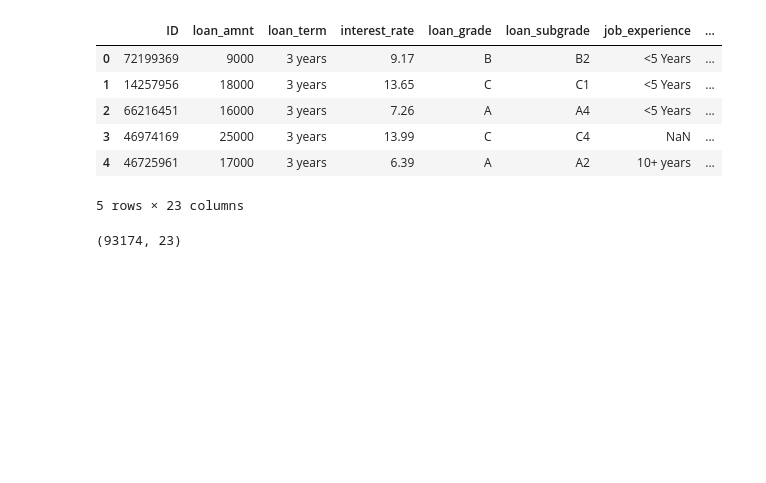
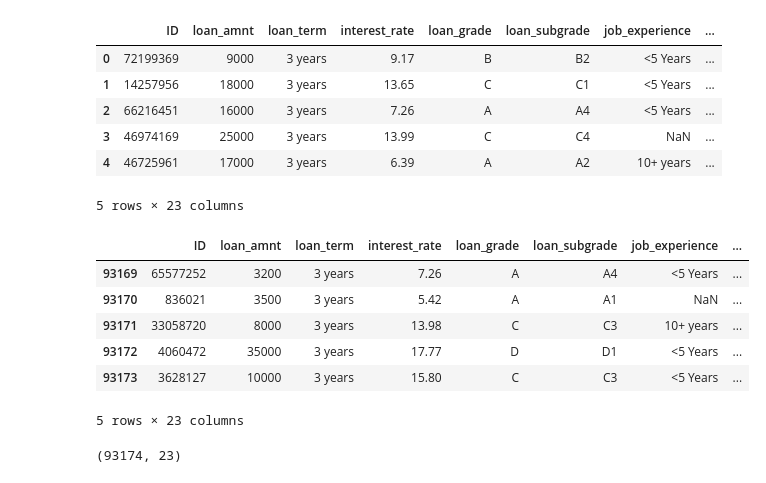
Before and after one commit to akatjizeu/Data-Science, a Jupyter notebook: hackathon/hackathon2/hackathon.ipynb, the cells around one changed output. Saved outputs shown, nothing was run; the diff lists cells and outputs as text; code cells hidden in the pictures; blank space fills up the shorter version.

```diff
--- a/hackathon/hackathon2/hackathon.ipynb
+++ b/hackathon/hackathon2/hackathon.ipynb
@@ -28,6 +28,16 @@ train_data_copy.head()
 | 3 | 46974169 | 25000 | 3 years | 13.99 | C | C4 | NaN | ... |
 | 4 | 46725961 | 17000 | 3 years | 6.39 | A | A2 | 10+ years | ... |
 5 rows × 23 columns
+# %%
+train_data_copy.tail()
+# %% [output]
+|  | ID | loan_amnt | loan_term | interest_rate | loan_grade | loan_subgrade | job_experience | ... |
+| 93169 | 65577252 | 3200 | 3 years | 7.26 | A | A4 | <5 Years | ... |
+| 93170 | 836021 | 3500 | 3 years | 5.42 | A | A1 | NaN | ... |
+| 93171 | 33058720 | 8000 | 3 years | 13.98 | C | C3 | 10+ years | ... |
+| 93172 | 4060472 | 35000 | 3 years | 17.77 | D | D1 | <5 Years | ... |
+| 93173 | 3628127 | 10000 | 3 years | 15.80 | C | C3 | <5 Years | ... |
+5 rows × 23 columns
 # %%
 train_data_copy.shape
 # %% [output]
```
Also changed, not shown: parts of 1 cell of this notebook.
